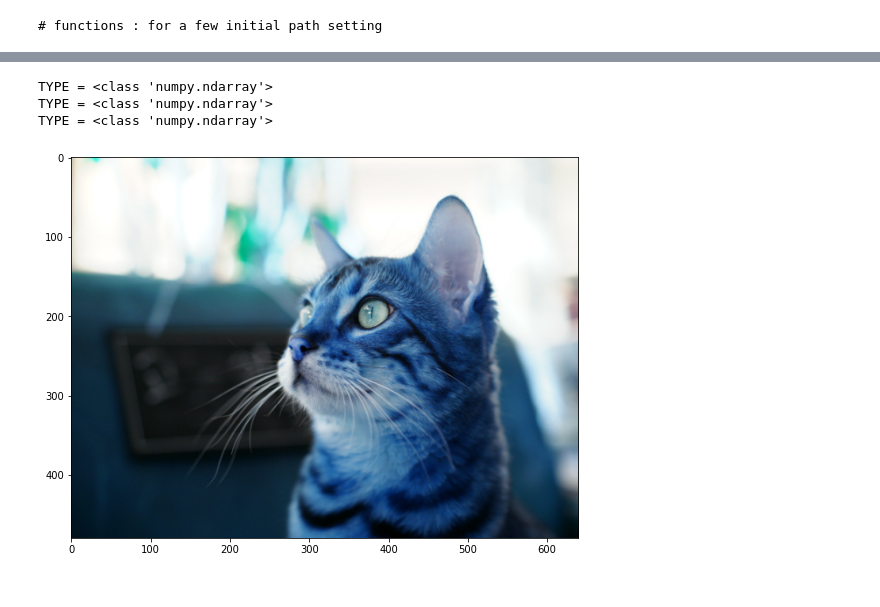
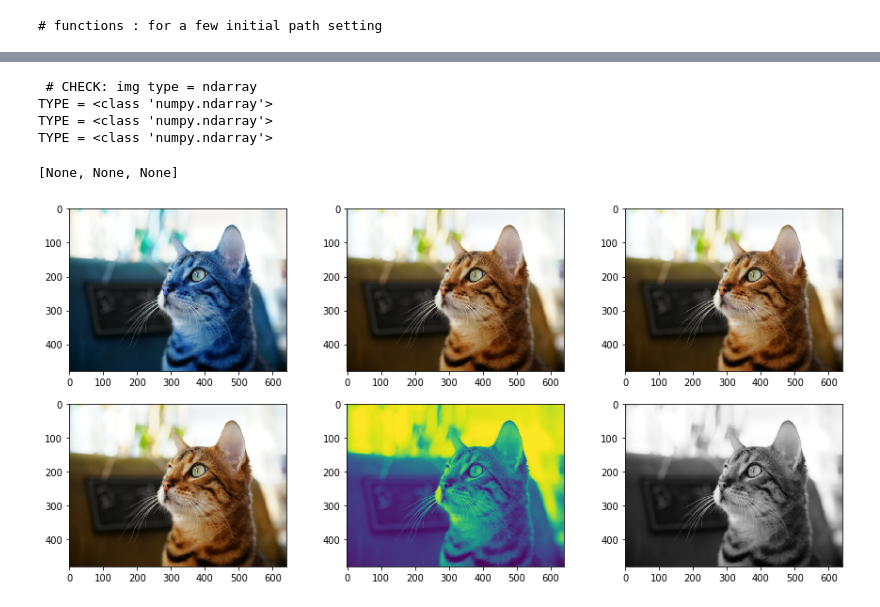
Before and after one commit to onitonitonito/openCV_TAcademy_reboot, a Jupyter notebook: lecture_01/simple_show.ipynb, the cells around one changed output, grey strips where cells are left out. Cells and saved outputs as stored; diff of their text form; code cells hidden in the pictures.

```diff
--- a/lecture_01/simple_show.ipynb
+++ b/lecture_01/simple_show.ipynb
@@ -26,26 +57,40 @@ src2 = plt.imread(DIR_SRC + 'cat.bmp', format='RGB')
 src2 = stop_if_none(src2, message='Image loading failed!')
 
 # 03 CV2-object convert BGR to RGB formand
-srcRGB = cv2.cvtColor(src2, cv2.COLOR_BGR2RGB)
+srcRGB = cv2.cvtColor(src, cv2.COLOR_BGR2RGB)
 srcRGB = stop_if_none(srcRGB, message='Image loading failed!')
+# %%
+# CHECK: img type = ndarray
+print('\n\n', '# CHECK: img type = ndarray')
+[print(f"TYPE = {type(obj)}") for obj in [src, src2, srcRGB]]
+# %% [output]
+ # CHECK: img type = ndarray
+TYPE = <class 'numpy.ndarray'>
+TYPE = <class 'numpy.ndarray'>
+TYPE = <class 'numpy.ndarray'>
+[None, None, None]
+# %%
+# matplotlib = check image on window
+fig, ax = plt.subplots(nrows=2, ncols=3, figsize=(15,7), )
+
+# matplotlib = check image on window
+ax[0][0].imshow(src)      # cv2
+ax[0][1].imshow(src2)     # plt
+ax[0][2].imshow(srcRGB)   # cv2 -> RGB
+
+# matplotlib = check image on window
+ax[1][0].imshow(getRGB(src))             # cv2 -> RGB
+ax[1][1].imshow(getGray(src))            # cv2 -> Gray
+ax[1][2].imshow(getRGB(getGray(src)))    # cv2 -> Gray -> RGB = Gray!
+
+plt.show()
+# %% [output]
+[figure, added]
 # %%
-# CHECK: img type = ndarray
-[print(f"TYPE = {type(obj)}") for obj in [src, src2, srcRGB]]
-
 # cv2 imshow()
 cv2.imshow('src', src)   # CV2-object : CV2 -> CV2 = O.K
 cv2.imshow('src2', src2) # PLT-object : PLT -> CV2 = N.G : BGR-format
+cv2.imshow('cv2Gray', (src2)) # PLT-object : PLT -> CV2 = N.G : BGR-format
 
 cv2.waitKey()
 cv2.destroyAllWindows()
-# %% [output]
-TYPE = <class 'numpy.ndarray'>
-TYPE = <class 'numpy.ndarray'>
-TYPE = <class 'numpy.ndarray'>
-# %%
-# matplotlib = check image on window
-fig, ax = plt.subplots(nrows=1, ncols=1, figsize=(10,7), )
-ax.imshow(src)
-plt.show()
-# %% [output]
-[figure, removed]
```
Also changed, not shown: parts of 4 cells of this notebook, 7 other files.
